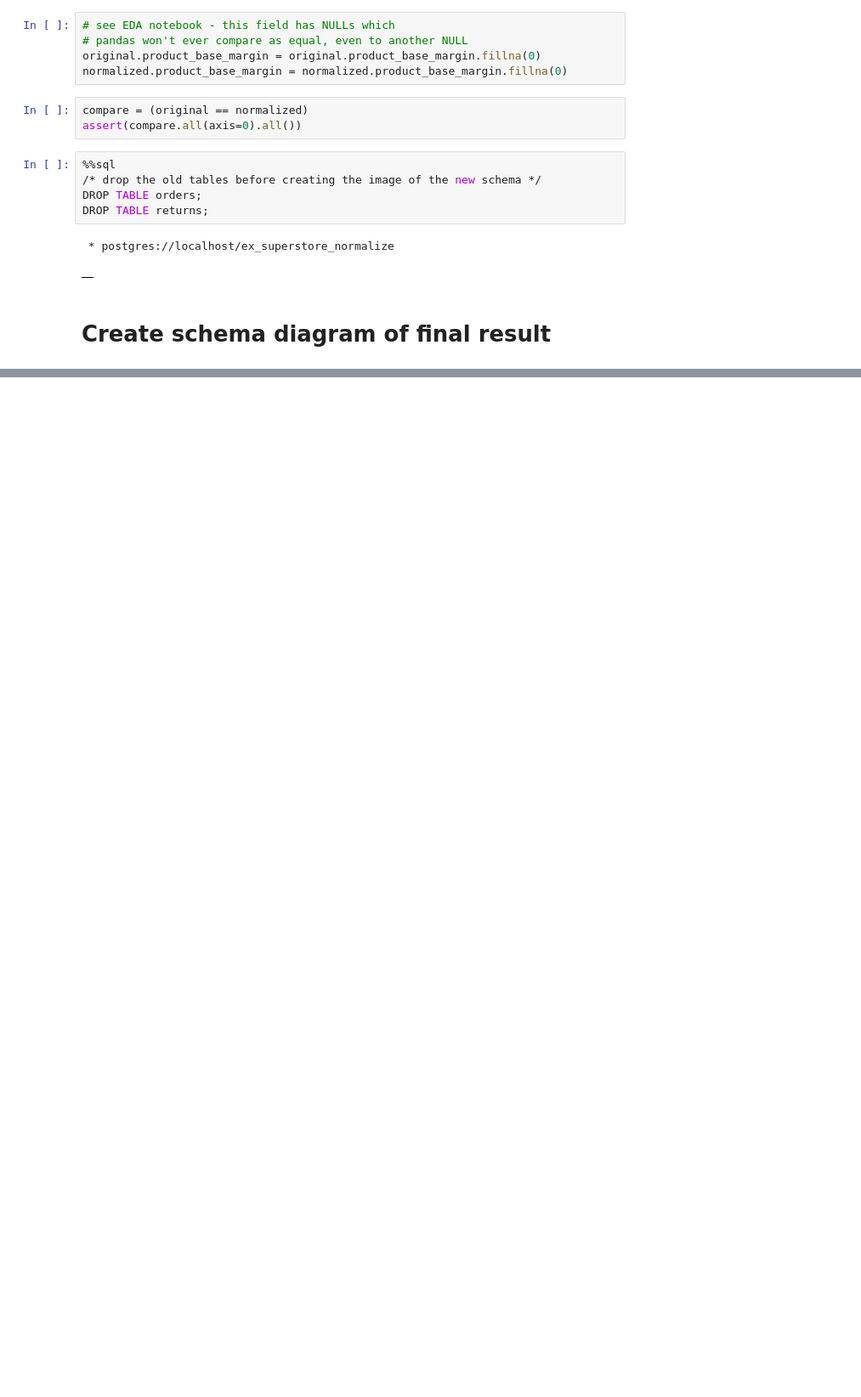
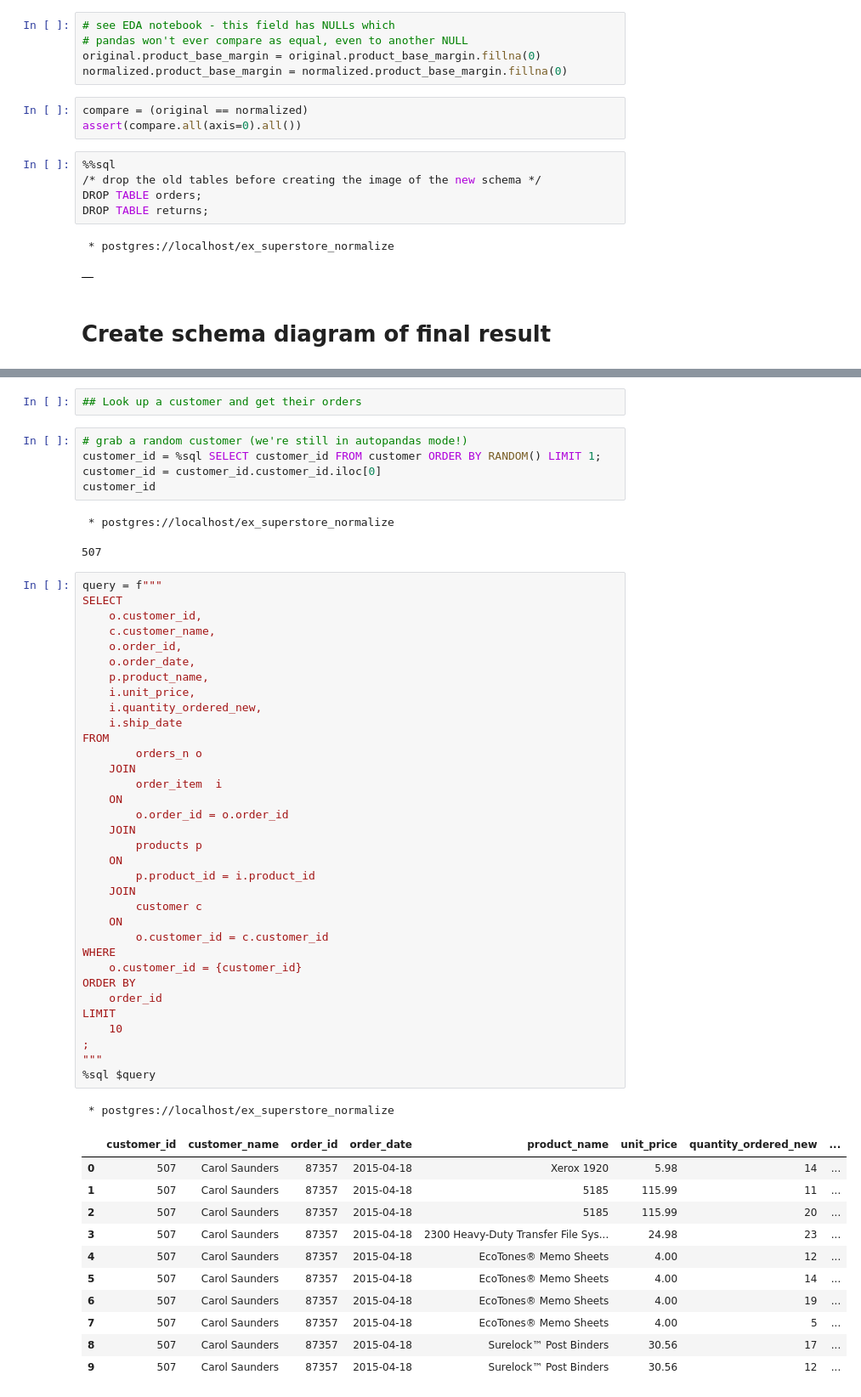
Before and after one commit to j-carson/SQL_practice, a Jupyter notebook: 07_normalize_superstore/My_Answer.ipynb, the cells around one changed output, grey strips where cells are left out. Shown at 85% size. Saved outputs shown, nothing was run; the diff lists cells and outputs as text; blank space fills up the shorter version.

```diff
--- a/07_normalize_superstore/My_Answer.ipynb
+++ b/07_normalize_superstore/My_Answer.ipynb
@@ -730,0 +718,57 @@ graph.write_svg('images/database_schema_diagram.svg', f='svg:cairo', prog='dot')
+# %%
+## Look up a customer and get their orders
+# %%
+# grab a random customer (we're still in autopandas mode!)
+customer_id = %sql SELECT customer_id FROM customer ORDER BY RANDOM() LIMIT 1;
+customer_id = customer_id.customer_id.iloc[0]
+customer_id
+# %% [output]
+ * postgres://localhost/ex_superstore_normalize
+507
+# %%
+query = f"""
+SELECT
+    o.customer_id,
+    c.customer_name,
+    o.order_id,
+    o.order_date,
+    p.product_name,
+    i.unit_price,
+    i.quantity_ordered_new,
+    i.ship_date
+FROM
+        orders_n o
+    JOIN
+        order_item  i
+    ON
+        o.order_id = o.order_id
+    JOIN
+        products p
+    ON
+        p.product_id = i.product_id
+    JOIN
+        customer c
+    ON
+        o.customer_id = c.customer_id
+WHERE
+    o.customer_id = {customer_id}
+ORDER BY
+    order_id
+LIMIT
+    10
+;
+"""
+%sql $query
+# %% [output]
+ * postgres://localhost/ex_superstore_normalize
+|  | customer_id | customer_name | order_id | order_date | product_name | unit_price | quantity_ordered_new | ... |
+| 0 | 507 | Carol Saunders | 87357 | 2015-04-18 | Xerox 1920 | 5.98 | 14 | ... |
+| 1 | 507 | Carol Saunders | 87357 | 2015-04-18 | 5185 | 115.99 | 11 | ... |
+| 2 | 507 | Carol Saunders | 87357 | 2015-04-18 | 5185 | 115.99 | 20 | ... |
+| 3 | 507 | Carol Saunders | 87357 | 2015-04-18 | 2300 Heavy-Duty Transfer File Sys... | 24.98 | 23 | ... |
+| 4 | 507 | Carol Saunders | 87357 | 2015-04-18 | EcoTones® Memo Sheets | 4.00 | 12 | ... |
+| 5 | 507 | Carol Saunders | 87357 | 2015-04-18 | EcoTones® Memo Sheets | 4.00 | 14 | ... |
+| 6 | 507 | Carol Saunders | 87357 | 2015-04-18 | EcoTones® Memo Sheets | 4.00 | 19 | ... |
+| 7 | 507 | Carol Saunders | 87357 | 2015-04-18 | EcoTones® Memo Sheets | 4.00 | 5 | ... |
+| 8 | 507 | Carol Saunders | 87357 | 2015-04-18 | Surelock™ Post Binders | 30.56 | 17 | ... |
+| 9 | 507 | Carol Saunders | 87357 | 2015-04-18 | Surelock™ Post Binders | 30.56 | 12 | ... |
```
Also changed, not shown: parts of 53 cells of this notebook.
